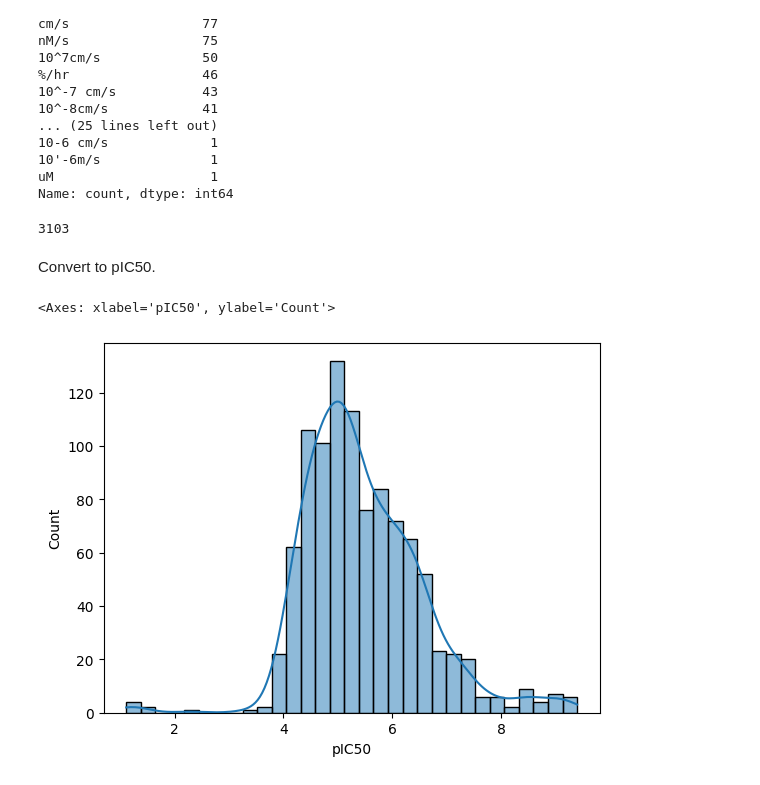
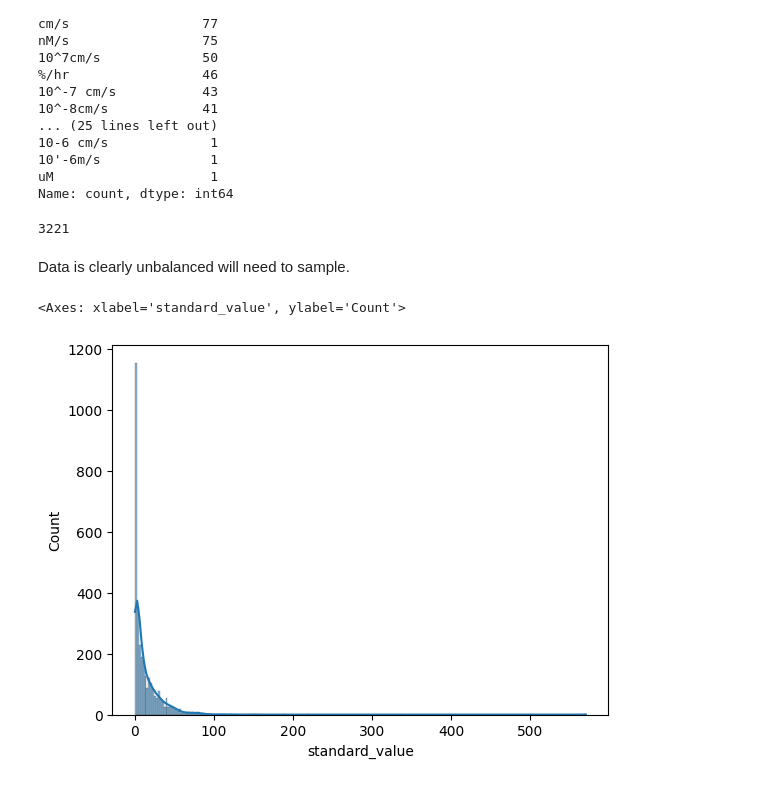
Before and after one commit to coreytaylorcompchem/comp_chem, a Jupyter notebook: ml/adme_models/caco2/2025-09-21_retrieve_chembl_caco2.ipynb, the cells around one changed output. Cells and saved outputs as stored; diff of their text form; code cells hidden in the pictures.

```diff
--- a/ml/adme_models/caco2/2025-09-21_retrieve_chembl_caco2.ipynb
+++ b/ml/adme_models/caco2/2025-09-21_retrieve_chembl_caco2.ipynb
@@ -301,11 +301,10 @@ filtered_df = df[
     (df['standard_units'] == "10^-6/cm") |
     (df['standard_units'] == "10^-6/cm") |
     (df['standard_units'] == "10'-6/cm") |
-    (df['standard_units'] == "10-6 cm/s")
+    (df['standard_units'] == "10-6 cm/s") |
+    (df['standard_units'] == "10'-6m/s")
     ]
 filtered_df = filtered_df[filtered_df['standard_value'] != 0]
 len(filtered_df)
 # %% [output]
-3103
+3221
-# %% [markdown]
-Convert to pIC50.
@@ -333,10 +311,10 @@ def ic50_to_pic50(ic50_nM):
-# %%
-filtered_df['pIC50'] = filtered_df['standard_value'].apply(lambda x: ic50_to_pic50(x))
+# %% [markdown]
+Data is clearly unbalanced will need to sample.
 # %%
-sns.histplot(data=filtered_df.head(1000), x="pIC50", kde=True)
+sns.histplot(data=filtered_df, x="standard_value", kde=True)
 # %% [output]
-<Axes: xlabel='pIC50', ylabel='Count'>
+<Axes: xlabel='standard_value', ylabel='Count'>
-[figure, old version]
+[figure, new version]
 # %%
 # Dump to file.
 
```
Also changed, not shown: parts of 1 cell of this notebook, 1 other file.
